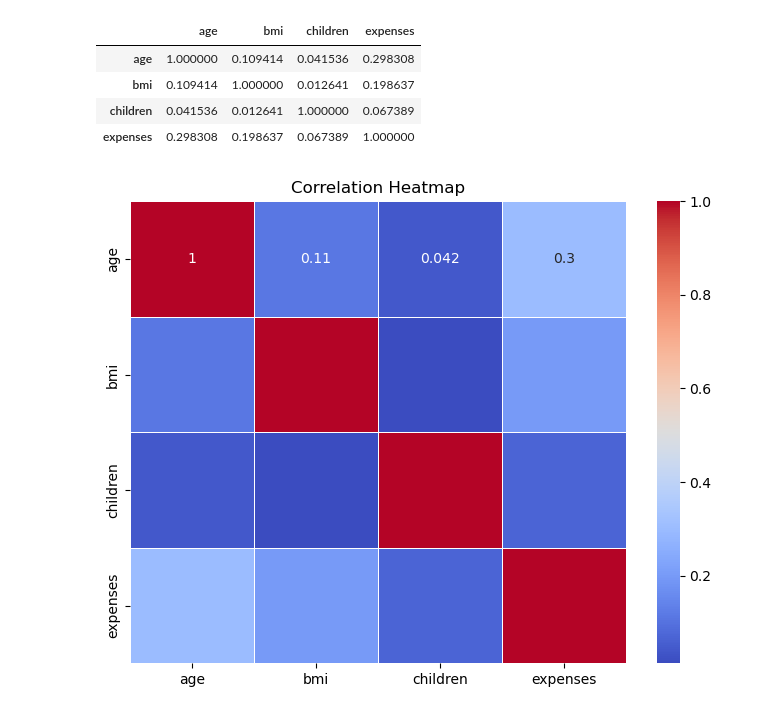
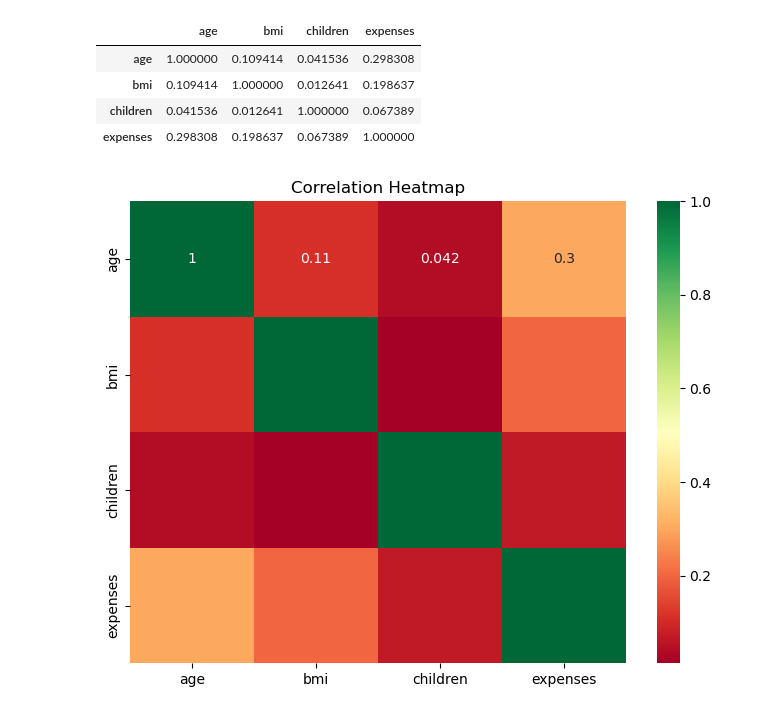
Before and after one commit to vikashdwivedi21/Insurance-Premium-Prediction, a Jupyter notebook: notebook/EDA.ipynb, the cells around one changed output. Drawn from its saved outputs; the diff is of its cells as text; code cells hidden in the pictures.

```diff
--- a/notebook/EDA.ipynb
+++ b/notebook/EDA.ipynb
@@ -317,8 +317,9 @@ corr
 # %%
 
 plt.figure(figsize=(8, 6))
-sns.heatmap(corr, annot=True, cmap='coolwarm', linewidths=.5,xticklabels=corr.columns, yticklabels=corr.columns)
+
 plt.title('Correlation Heatmap')
+sns.heatmap(dataset[numerical_columns].corr(), cmap= 'RdYlGn', annot = True)
 plt.show()
 # %% [output]
-[figure, old version]
+[figure, new version]
```
Also changed, not shown: 10 other files.
